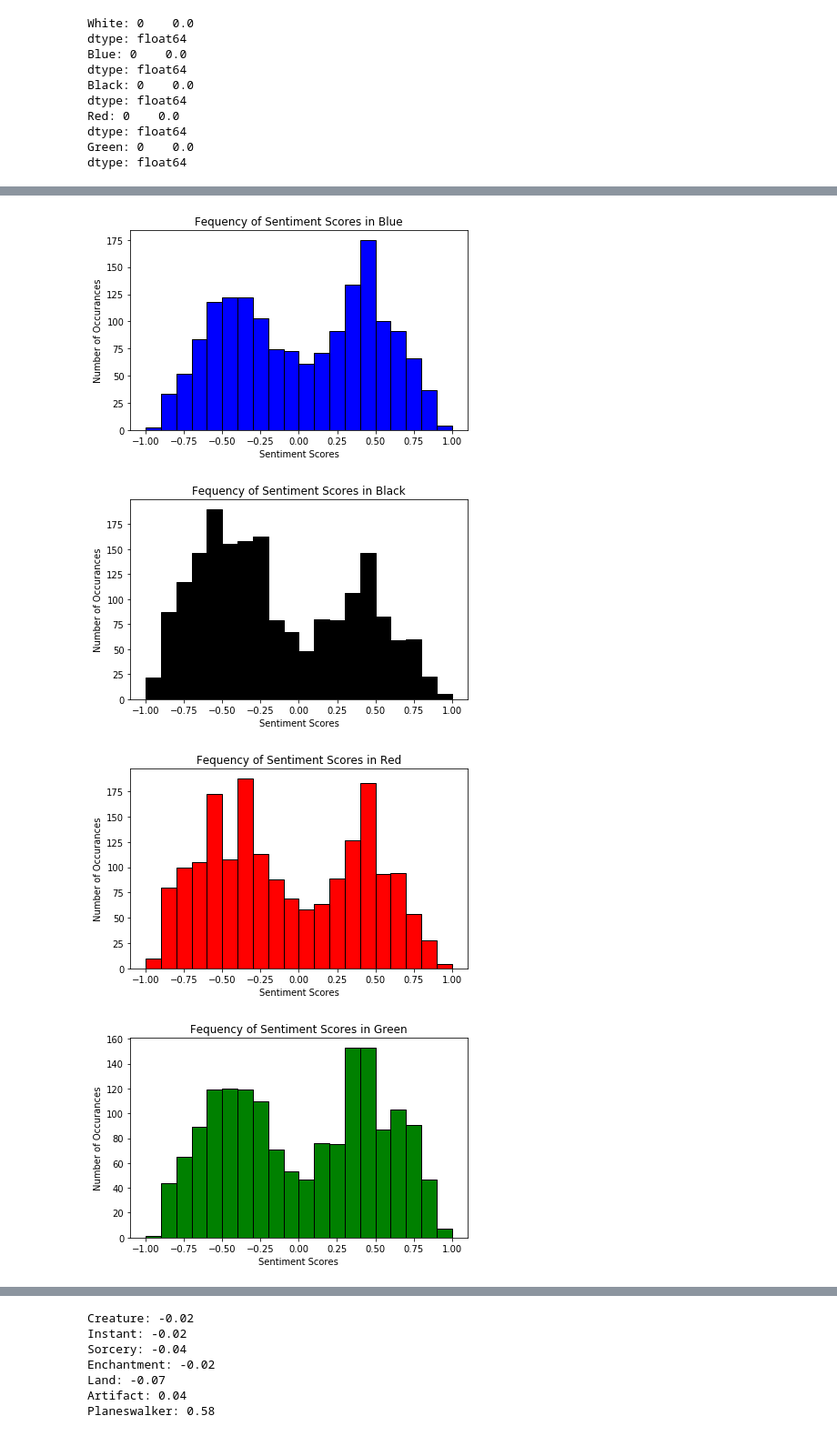
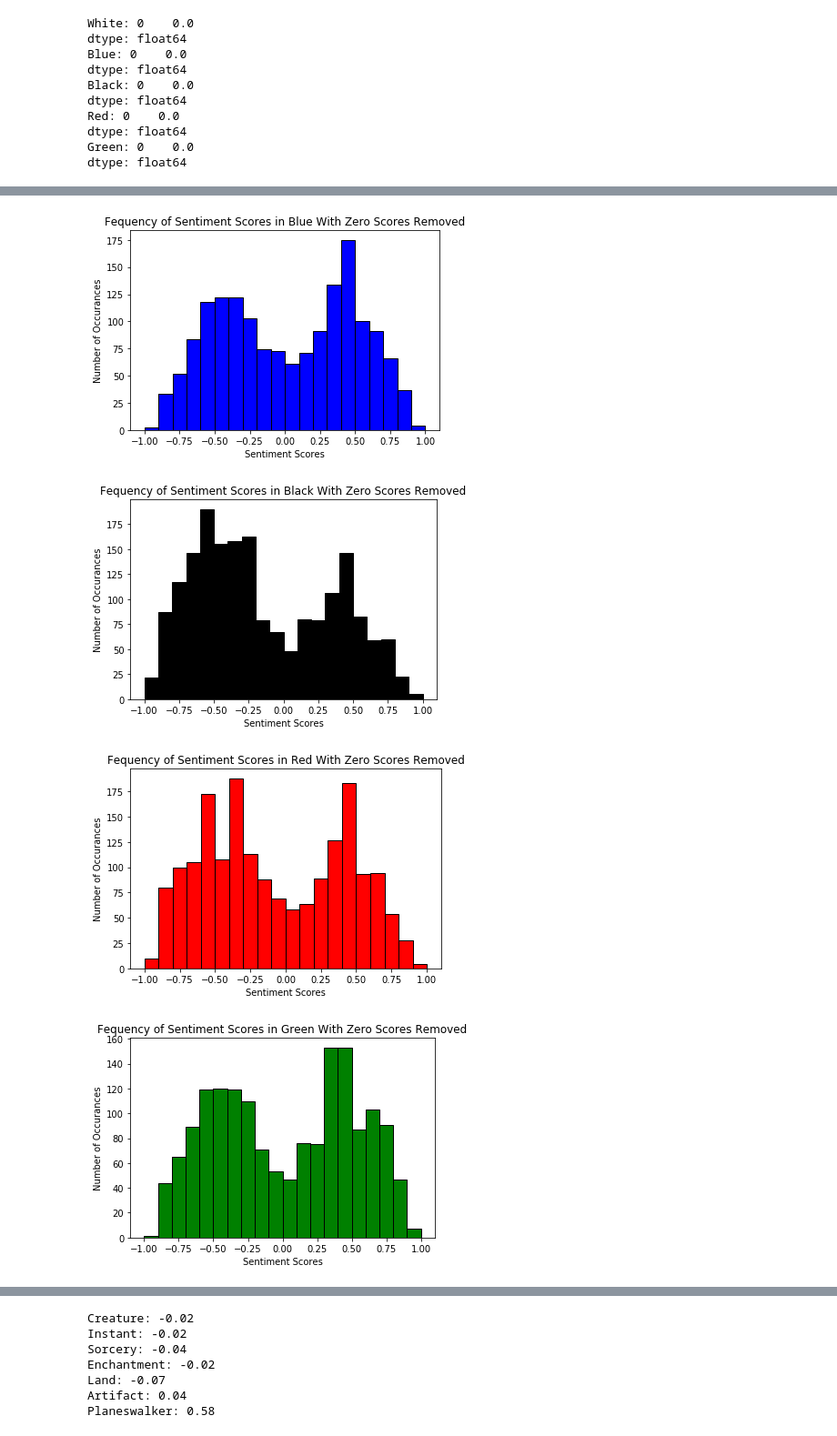
Before and after one commit to Johndsalas/Sentiment_Analysis_Magic_The_Gathering, a Jupyter notebook: magic_sentiment_analysis.ipynb, the cells around one changed output, grey strips where cells are left out. Shown at 91% size. Saved outputs shown, nothing was run; the diff lists cells and outputs as text; code cells hidden in the pictures.

```diff
--- a/magic_sentiment_analysis.ipynb
+++ b/magic_sentiment_analysis.ipynb
@@ -395,10 +415,16 @@ dtype: float64
 # %%
 colors = ['White','Blue','Black','Red','Green']
 
+print("Positive and Negative Sentiment Scores")
+
 for color in colors:
 
-    zeros = df[df.color==f'{color}'][df.sentiment==0].sentiment.count()
-    totals = df[df.color==f'{color}'].sentiment.count()
+    positive = df[df.color==f'{color}'][df.sentiment>0].sentiment.count()
+    negative = df[df.color==f'{color}'][df.sentiment<0].sentiment.count()
+    zero = df[df.color==f'{color}'][df.sentiment==0].sentiment.count()
 
-    print(f'{color}: {round(zeros/totals,2)}')
+    total = df[df.color==f'{color}'].sentiment.count()
+
+    print('')
+    print(f'{color}: Positive: {round(positive/total,2)}%  Negative: {round(negative/total,2)}%  Zero: {round(zero/total,2)}%')
 # %% [output]
@@ -422,7 +454,7 @@ for color in colors:
     plt.hist(sentiment,bins=bins,edgecolor='black',color=f'{color}')
 
 
-    plt.title(f'Fequency of Sentiment Scores in {color}')
+    plt.title(f'Fequency of Sentiment Scores in {color} With Zero Scores Removed')
     plt.xlabel('Sentiment Scores')
     plt.ylabel('Number of Occurances')
 
@@ -438,4 +470,4 @@ for color in colors:
-[figure, old version]
+[figure, new version]
-[figure, old version]
+[figure, new version]
-[figure, old version]
+[figure, new version]
-[figure, old version]
+[figure, new version]
```
Also changed, not shown: parts of 39 cells of this notebook.
